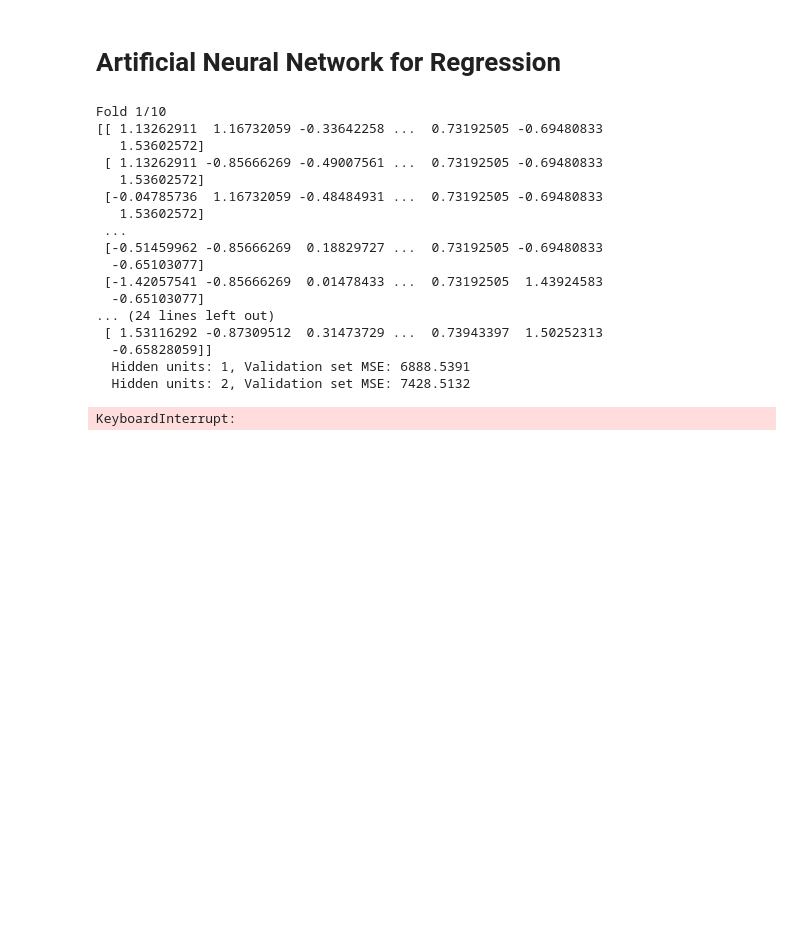
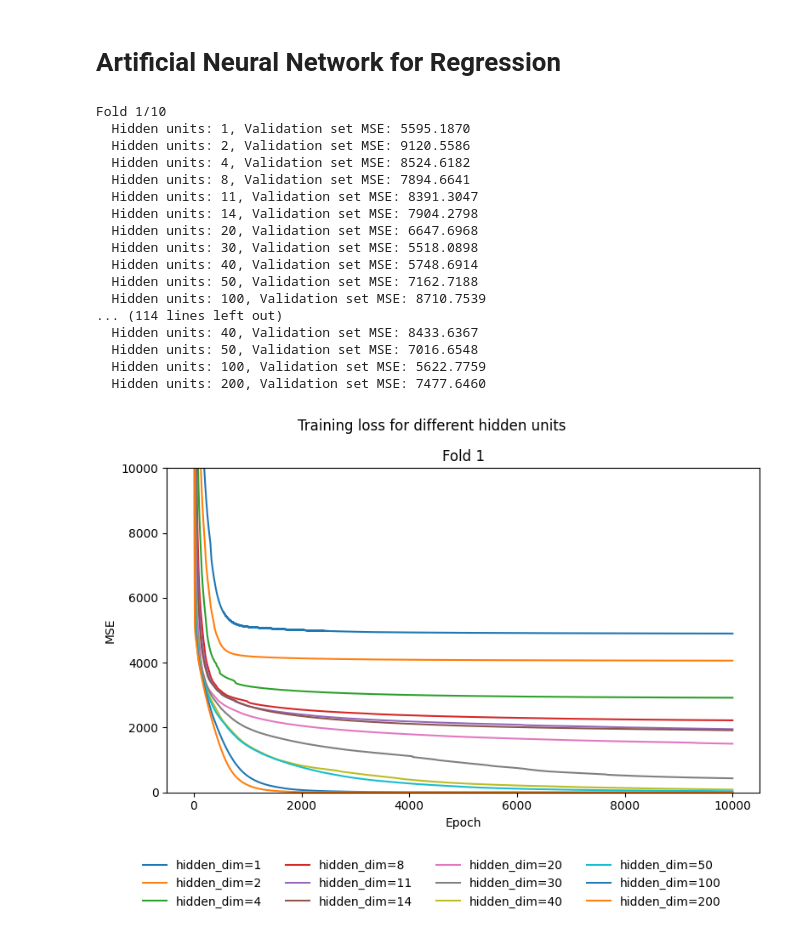
Before and after one commit to andregodinhodtu/02452---Machine-Learning---Project, a Jupyter notebook: report_2/code/notebooks/regression/2_reg_part_B_NN.ipynb, the cells around one changed output. Saved outputs shown, nothing was run; the diff lists cells and outputs as text; code cells hidden in the pictures; blank space fills up the shorter version.

```diff
--- a/report_2/code/notebooks/regression/2_reg_part_B_NN.ipynb
+++ b/report_2/code/notebooks/regression/2_reg_part_B_NN.ipynb
@@ -35,7 +35,7 @@ data
 # %% [markdown]
 # Artificial Neural Network for Regression
 # %%
-X = data.drop(columns=['time']).values
+X = data.drop(columns=['time', "DEATH_EVENT"]).values
 y = data['time'].values.reshape(-1, 1)
 
 N, M = X.shape
@@ -93,12 +93,13 @@ CV = KFold(K, shuffle=True, random_state=0)
 # Define hyperparameters
 lr = 1e-3 # lr = learning rate: step size used by the optimizer when updating weights.
 n_epochs = 10000 # n_epochs = number of times the entire training dataset is passed through the model during training.
+momentum= 0
 
 # Seed for reproducibility
 seed = 0
 
 # Hyperparameter tuning loop with K-fold crossvalidation
-hyperparameters_to_tune = [1, 2, 3, 4, 5, 6, 7, 8, 9, 10]
+hyperparameters_to_tune = [1, 2, 4, 8, 11, 14, 20, 30, 40, 50, 100, 200]
 
 results = {}
 
@@ -126,7 +127,7 @@ for k, (train_index, val_index) in enumerate(CV.split(X, y)):
          # We need to decide if we want to use gradient descent or stochastic gradient descent with batches
          # Stochastic Gradient Descent is faster for larger datasets
          # The data that we are working with is small so we can use gradient descent
-         optimizer = torch.optim.SGD(params=model.parameters(), lr=lr, momentum=0.4)
+         optimizer = torch.optim.SGD(params=model.parameters(), lr=lr, momentum= momentum)
 
          for epoch in range(n_epochs):
             # Set the model to training mode
@@ -142,57 +143,76 @@ for k, (train_index, val_index) in enumerate(CV.split(X, y)):
             # Do a backward pass to compute the gradients wrt. model parameters using backpropagation.
             loss.backward()
             # Update the model parameters by making the optimizer take a gradient descent step
             optimizer.step()
 
             # Store the training loss for this epoch in the dictionary
             results_inner[hidden_dim]['train'].append(loss.item())
 
             # Compute the final test loss on the test set
          with torch.no_grad(): # No need to compute gradients for the validation set
             model.eval()
             val_outputs = model(X_val)
             val_loss = criterion(val_outputs, y_val)
             results_inner[hidden_dim]['val'].append(val_loss.item())
             print(f'  Hidden units: {hidden_dim}, Validation set MSE: {val_loss.item():.4f}')
 
     # Store the results for this fold
     results[k] = results_inner
 
 
-# Plot the loss curves for each fold and hyperparameter setting
-fig, axs = plt.subplots(1, K, figsize=(12, 4), sharey=True, sharex=True)
-# Plot the training loss for each fold and hyperparameter setting
+"""fig, axs = plt.subplots(1, K, figsize=(12, 8), sharey=True, sharex=True)
 for fold in range(K):
     for hidden_dim in hyperparameters_to_tune:
-        # Plot the training loss for this hyperparameter setting
         axs[fold].plot(results[fold][hidden_dim]['train'], label=f'hidden_dim={hidden_dim}')
-
-    # Set the title and labels for each subplot
-    axs[fold].set_title('Fold {}'.format(fold+1))
+    axs[fold].set_title(f'Fold {fold+1}')
     axs[fold].set_xlabel('Epoch')
     axs[fold].set_ylabel('MSE')
+    axs[fold].set_ylim(0, 10000)  # Set x-axis range
 
-# Set the overall title and show the legend
 plt.suptitle('Training loss for different hidden units')
-plt.tight_layout()
-axs[0].legend()
+plt.tight_layout(rect=[0,0.15,1,1])  # Leave space at the bottom for the legend
+
+# Place the legend at the bottom center, spanning all subplots
+handles, labels = axs[0].get_legend_handles_labels()
+fig.legend(handles, labels, loc='lower center', bbox_to_anchor=(0.5, -0.05),
+           ncol=4, frameon=False)  # adjust ncol as needed for your number of labels
+
 plt.show()
+"""
+
+fig, ax = plt.subplots(figsize=(8, 6))
+fold = 0  # select which fold you want to plot (0 for Fold 1)
+for hidden_dim in hyperparameters_to_tune:
+    ax.plot(results[fold][hidden_dim]['train'], label=f'hidden_dim={hidden_dim}')
+ax.set_title(f'Fold {fold+1}')
+ax.set_xlabel('Epoch')
+ax.set_ylabel('MSE')
+ax.set_ylim(0, 10000)
+
+plt.suptitle('Training loss for different hidden units')
+plt.tight_layout(rect=[0,0.15,1,1])
+
+# Place the legend at the bottom center
+handles, labels = ax.get_legend_handles_labels()
+fig.legend(handles, labels, loc='lower center', bbox_to_anchor=(0.5, 0), ncol=4, frameon=False)
+
+plt.show()
 # %% [output]
 Fold 1/10
-[[ 1.13262911  1.16732059 -0.33642258 ...  0.73192505 -0.69480833
-   1.53602572]
- [ 1.13262911 -0.85666269 -0.49007561 ...  0.73192505 -0.69480833
-   1.53602572]
- [-0.04785736  1.16732059 -0.48484931 ...  0.73192505 -0.69480833
-   1.53602572]
- ...
- [-0.51459962 -0.85666269  0.18829727 ...  0.73192505 -0.69480833
-  -0.65103077]
- [-1.42057541 -0.85666269  0.01478433 ...  0.73192505  1.43924583
-  -0.65103077]
-... (24 lines left out)
- [ 1.53116292 -0.87309512  0.31473729 ...  0.73943397  1.50252313
-  -0.65828059]]
-  Hidden units: 1, Validation set MSE: 6888.5391
-  Hidden units: 2, Validation set MSE: 7428.5132
+  Hidden units: 1, Validation set MSE: 5595.1870
+  Hidden units: 2, Validation set MSE: 9120.5586
+  Hidden units: 4, Validation set MSE: 8524.6182
+  Hidden units: 8, Validation set MSE: 7894.6641
+  Hidden units: 11, Validation set MSE: 8391.3047
+  Hidden units: 14, Validation set MSE: 7904.2798
+  Hidden units: 20, Validation set MSE: 6647.6968
+  Hidden units: 30, Validation set MSE: 5518.0898
+  Hidden units: 40, Validation set MSE: 5748.6914
+  Hidden units: 50, Validation set MSE: 7162.7188
+  Hidden units: 100, Validation set MSE: 8710.7539
+... (114 lines left out)
+  Hidden units: 40, Validation set MSE: 8433.6367
+  Hidden units: 50, Validation set MSE: 7016.6548
+  Hidden units: 100, Validation set MSE: 5622.7759
+  Hidden units: 200, Validation set MSE: 7477.6460
-KeyboardInterrupt:
+[figure, added]
```
Also changed, not shown: parts of 6 cells of this notebook, 1 other file.
